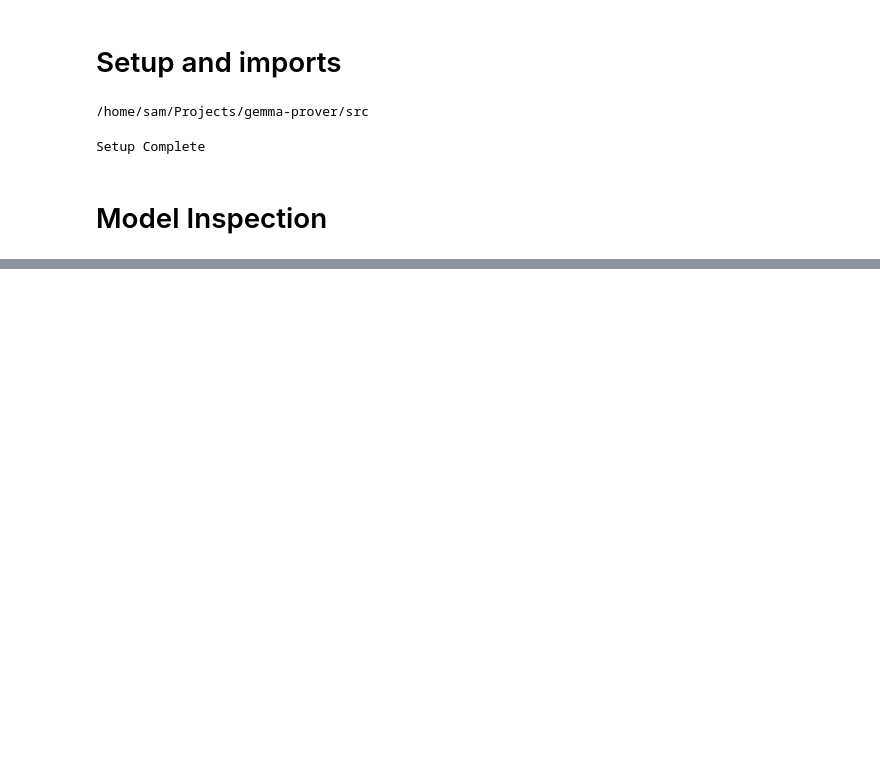
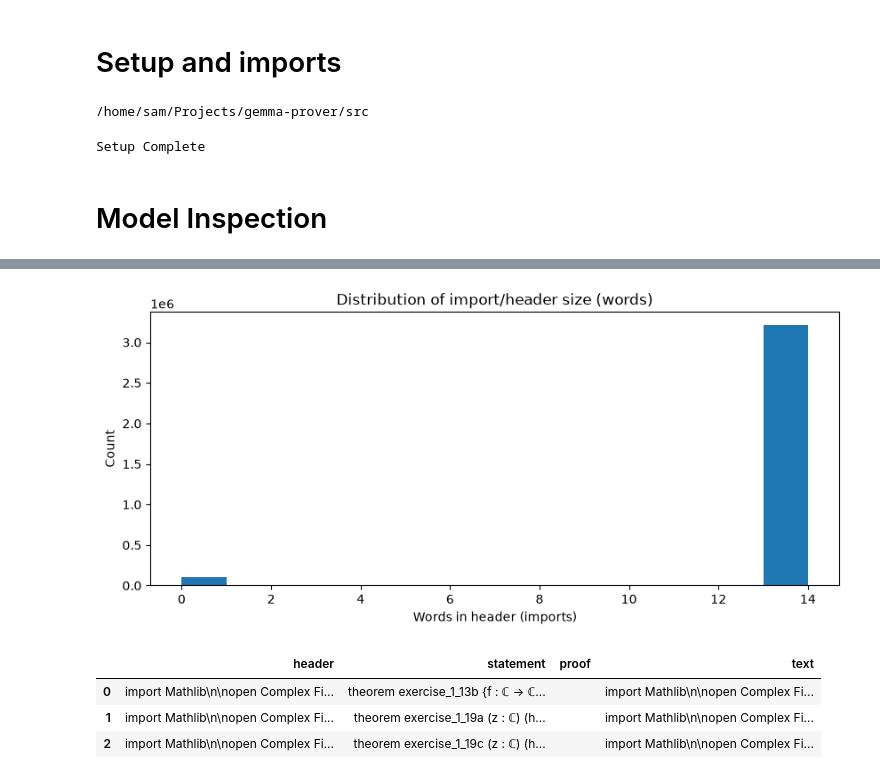
Before and after one commit to AnuroopKeshav/gemma-prover, a Jupyter notebook: src/notebooks/analysis.ipynb, the cells around one changed output, grey strips where cells are left out. Saved outputs shown, nothing was run; the diff lists cells and outputs as text; code cells hidden in the pictures; blank space fills up the shorter version.

```diff
--- a/src/notebooks/analysis.ipynb
+++ b/src/notebooks/analysis.ipynb
@@ -34,0 +96,12 @@ Total params (raw)
+# %%
+import_words = [len(h.split()) for h in headers]
+hi = int(np.percentile(import_words, 99))
+
+plt.figure(figsize=(10, 4))
+plt.hist(import_words, bins=range(0, hi + 2))
+plt.xlabel("Words in header (imports)")
+plt.ylabel("Count")
+plt.title("Distribution of import/header size (words)")
+plt.show()
+# %% [output]
+[figure, added]
@@ -34,0 +110,7 @@ Total params (raw)
+# %%
+DataFrame(ds_eval[:3])
+# %% [output]
+|  | header | statement | proof | text |
+| 0 | import Mathlib\n\nopen Complex Fi... | theorem exercise_1_13b {f : ℂ → ℂ... |  | import Mathlib\n\nopen Complex Fi... |
+| 1 | import Mathlib\n\nopen Complex Fi... | theorem exercise_1_19a (z : ℂ) (h... |  | import Mathlib\n\nopen Complex Fi... |
+| 2 | import Mathlib\n\nopen Complex Fi... | theorem exercise_1_19c (z : ℂ) (h... |  | import Mathlib\n\nopen Complex Fi... |
```
Also changed, not shown: parts of 10 cells of this notebook.
